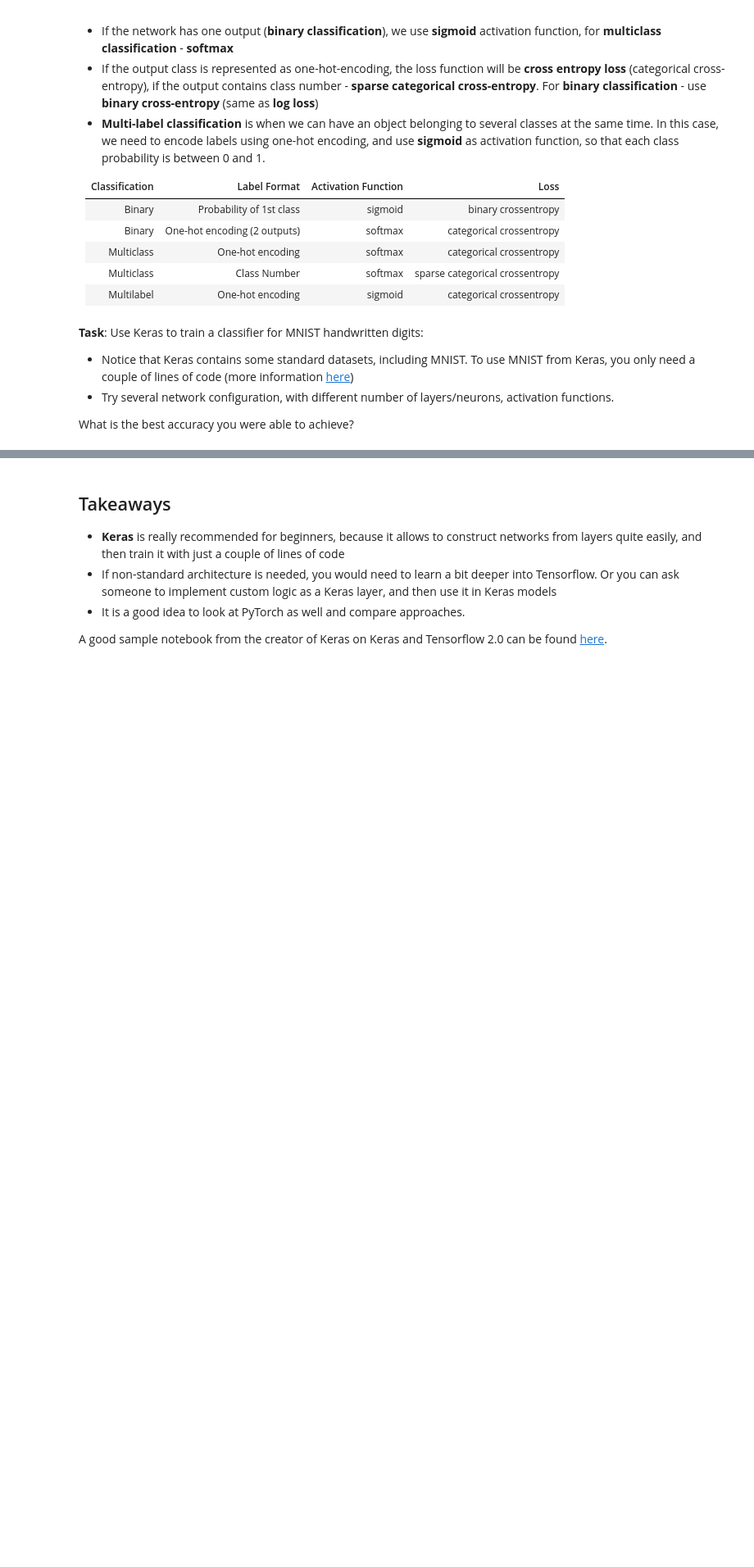
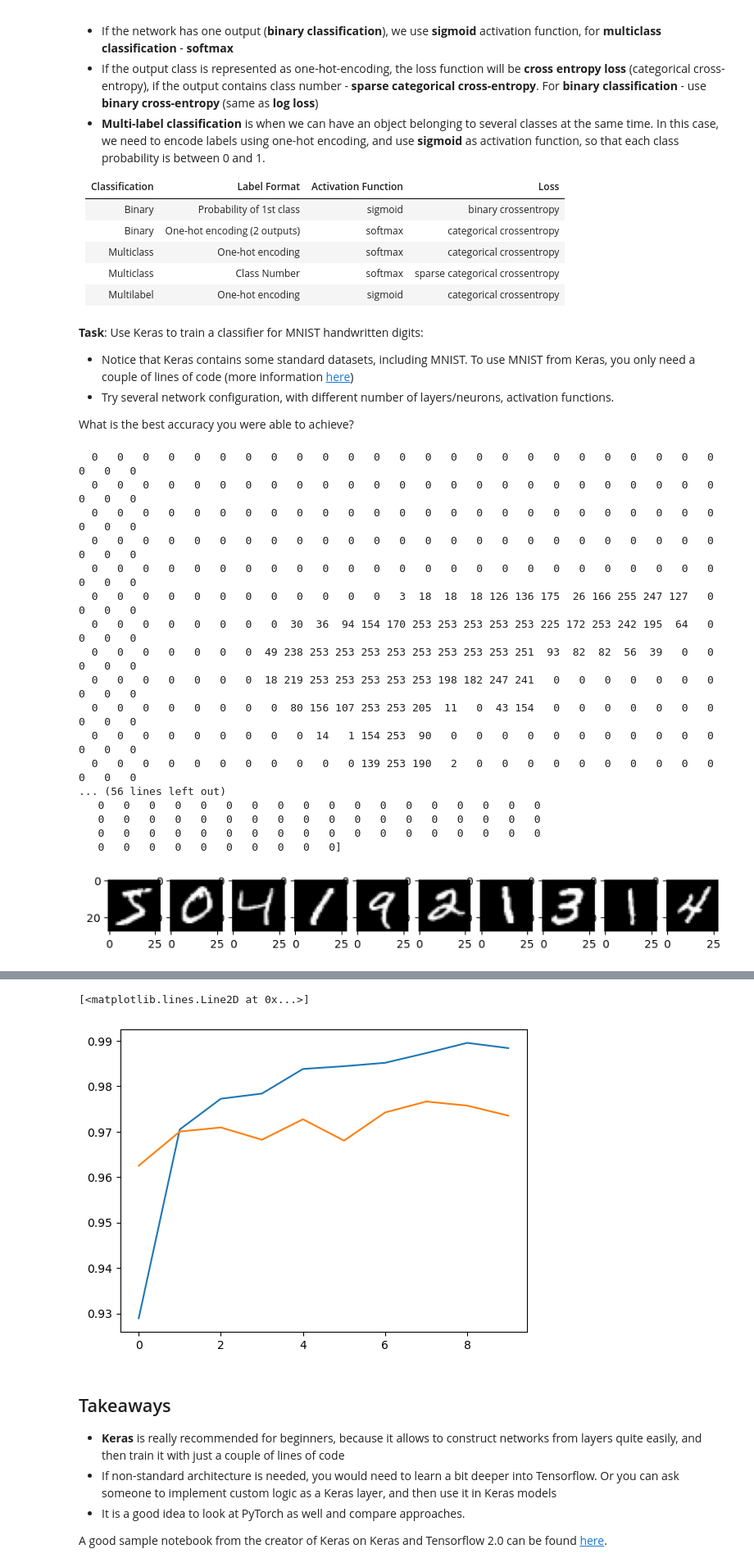
Before and after one commit to thatseeyou/AI-For-Beginners, a Jupyter notebook: lessons/3-NeuralNetworks/05-Frameworks/IntroKeras.ipynb, the cells around one changed output, grey strips where cells are left out. Shown at 82% size. Saved outputs shown, nothing was run; the diff lists cells and outputs as text; code cells hidden in the pictures; blank space fills up the shorter version.

Commit message:
MNIST Task 수행

```diff
--- a/lessons/3-NeuralNetworks/05-Frameworks/IntroKeras.ipynb
+++ b/lessons/3-NeuralNetworks/05-Frameworks/IntroKeras.ipynb
@@ -340,3 +335,67 @@ Use Keras to train a classifier for MNIST handwritten digits:
 * Try several network configuration, with different number of layers/neurons, activation functions.
 
 What is the best accuracy you were able to achieve?
+# %%
+import pylab
+
+(x_train, y_train), (x_test, y_test) = keras.datasets.mnist.load_data()
+assert x_train.shape == (60000, 28, 28)
+assert x_test.shape == (10000, 28, 28)
+assert y_train.shape == (60000,)
+assert y_test.shape == (10000,)
+
+# x_train과 x_test의 차원 변경
+x_train_reshaped = x_train.reshape(60000, 784)
+x_test_reshaped = x_test.reshape(10000, 784)
+
+# 변경된 차원 확인
+assert x_train_reshaped.shape == (60000, 784)
+assert x_test_reshaped.shape == (10000, 784)
+
+show_data = False
+if show_data:
+    # 첫 번째 data의 내용을 보기 좋게 출력한다.
+    matrix = x_train_reshaped[0].reshape(28, 28)
+    for i in range(matrix.shape[0]):
+        print(' '.join(format(x, '3') for x in matrix[i, :28]))
+    print(x_train_reshaped[0])
+
+    fig = pylab.figure(figsize=(10,5))
+    for i in range(10):
+        ax = fig.add_subplot(1,10,i+1)
+        pylab.imshow(x_train_reshaped[i].reshape(28,28), cmap="gray")
+    pylab.show()
+
+train_x_norm = x_train_reshaped / 255
+test_x_norm = x_test_reshaped / 255
+
+model = keras.models.Sequential([
+    keras.layers.Dense(2352,input_shape=(28*28,),activation='relu'),
+    keras.layers.Dense(10,activation='softmax')
+])
+model.compile(keras.optimizers.Adam(0.01),'sparse_categorical_crossentropy',['acc'])
+
+hist = model.fit(x=train_x_norm,y=y_train,
+                 validation_data=[test_x_norm,y_test],batch_size=210,epochs=10)
+
+plt.plot(hist.history['acc'])
+plt.plot(hist.history['val_acc'])
+# %% [output]
+  0   0   0   0   0   0   0   0   0   0   0   0   0   0   0   0   0   0   0   0   0   0   0   0   0   0   0   0
+  0   0   0   0   0   0   0   0   0   0   0   0   0   0   0   0   0   0   0   0   0   0   0   0   0   0   0   0
+  0   0   0   0   0   0   0   0   0   0   0   0   0   0   0   0   0   0   0   0   0   0   0   0   0   0   0   0
+  0   0   0   0   0   0   0   0   0   0   0   0   0   0   0   0   0   0   0   0   0   0   0   0   0   0   0   0
+  0   0   0   0   0   0   0   0   0   0   0   0   0   0   0   0   0   0   0   0   0   0   0   0   0   0   0   0
+  0   0   0   0   0   0   0   0   0   0   0   0   3  18  18  18 126 136 175  26 166 255 247 127   0   0   0   0
+  0   0   0   0   0   0   0   0  30  36  94 154 170 253 253 253 253 253 225 172 253 242 195  64   0   0   0   0
+  0   0   0   0   0   0   0  49 238 253 253 253 253 253 253 253 253 251  93  82  82  56  39   0   0   0   0   0
+  0   0   0   0   0   0   0  18 219 253 253 253 253 253 198 182 247 241   0   0   0   0   0   0   0   0   0   0
+  0   0   0   0   0   0   0   0  80 156 107 253 253 205  11   0  43 154   0   0   0   0   0   0   0   0   0   0
+  0   0   0   0   0   0   0   0   0  14   1 154 253  90   0   0   0   0   0   0   0   0   0   0   0   0   0   0
+  0   0   0   0   0   0   0   0   0   0   0 139 253 190   2   0   0   0   0   0   0   0   0   0   0   0   0   0
+... (56 lines left out)
+   0   0   0   0   0   0   0   0   0   0   0   0   0   0   0   0   0   0
+   0   0   0   0   0   0   0   0   0   0   0   0   0   0   0   0   0   0
+   0   0   0   0   0   0   0   0   0   0   0   0   0   0   0   0   0   0
+   0   0   0   0   0   0   0   0   0   0]
+[figure, added]
@@ -343,3 +422,5 @@ What is the best accuracy you were able to achieve?
+[<matplotlib.lines.Line2D at 0x...>]
+[figure, added]
 # %% [markdown]
 ## Takeaways
 
```
Also changed, not shown: parts of 11 cells of this notebook.
